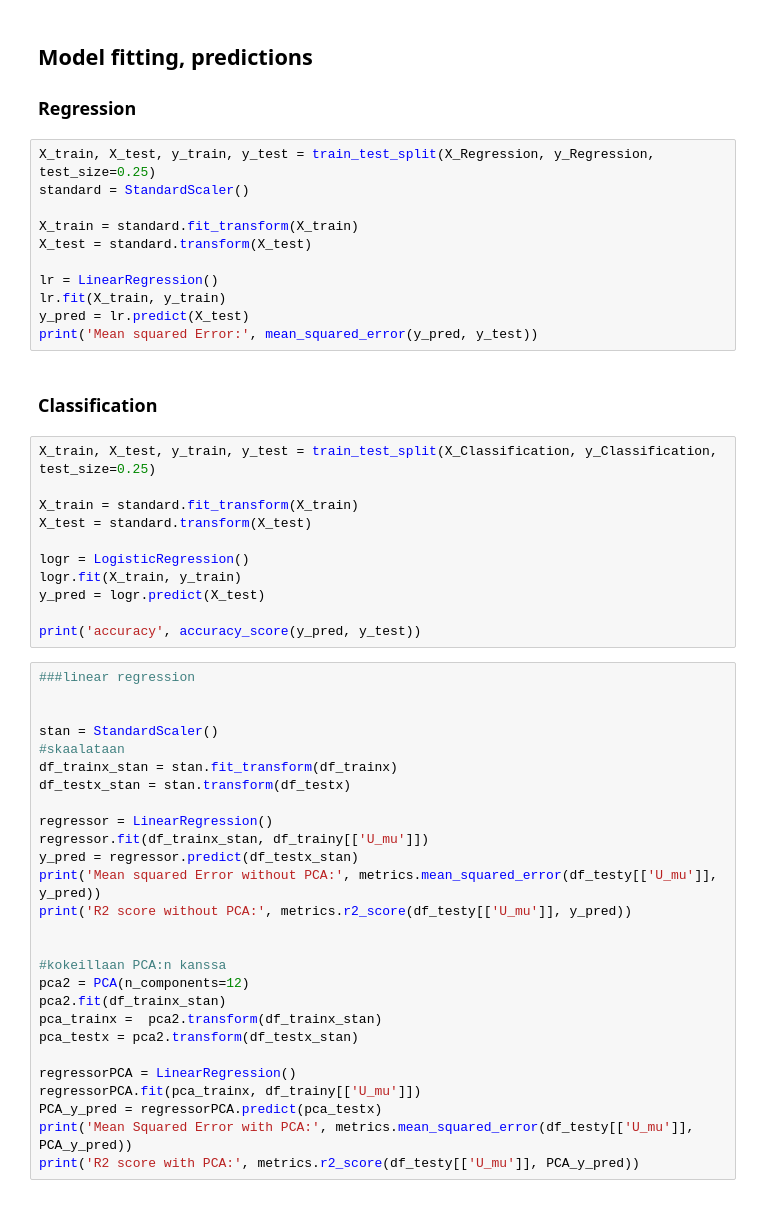
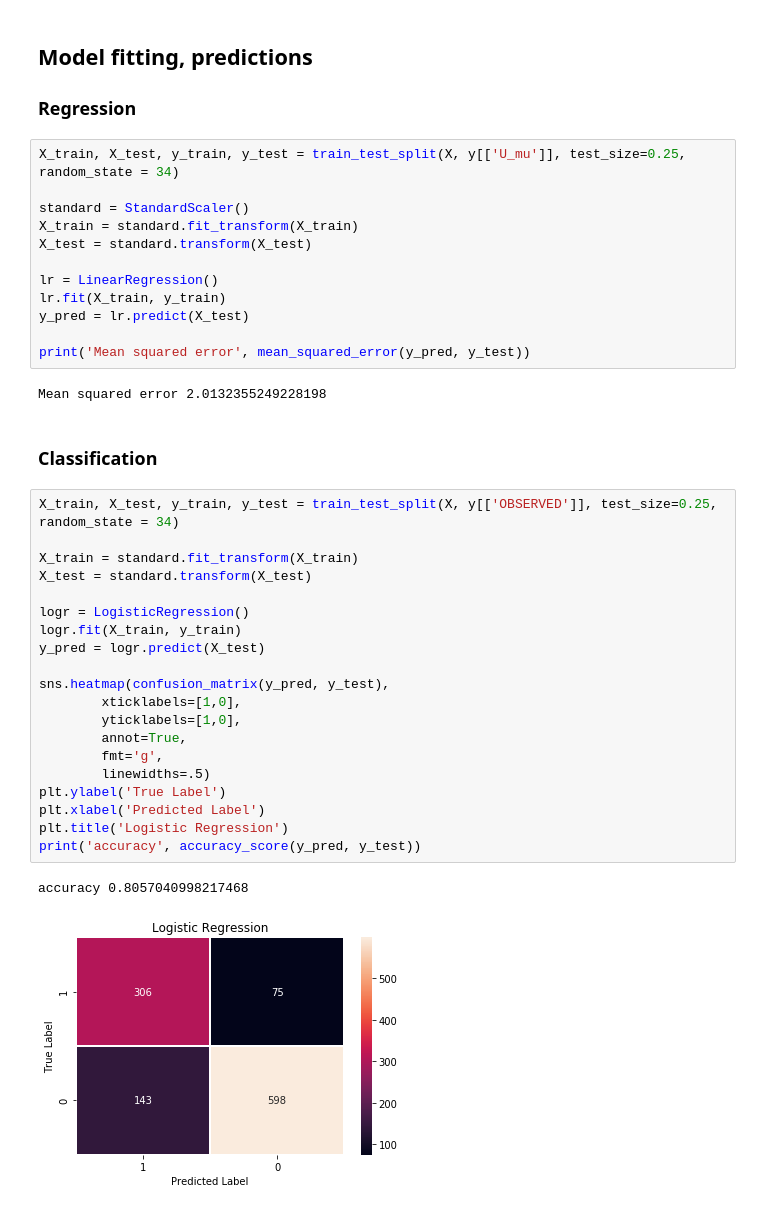
Before and after one commit to kenrii/Data-Science-Studio, a Jupyter notebook: weather/weather.ipynb, the cells around one changed output. Drawn from its saved outputs; the diff is of its cells as text.

```diff
--- a/weather/weather.ipynb
+++ b/weather/weather.ipynb
@@ -149,53 +87,41 @@ ValueError: Input X must be non-negative.
 <h2> Model fitting, predictions </h2>
 <h3> Regression</h3>
 # %%
-X_train, X_test, y_train, y_test = train_test_split(X_Regression, y_Regression, test_size=0.25)
+X_train, X_test, y_train, y_test = train_test_split(X, y[['U_mu']], test_size=0.25, random_state = 34)
+
 standard = StandardScaler()
-
 X_train = standard.fit_transform(X_train)
 X_test = standard.transform(X_test)
 
 lr = LinearRegression()
 lr.fit(X_train, y_train)
 y_pred = lr.predict(X_test)
-print('Mean squared Error:', mean_squared_error(y_pred, y_test))
+
+print('Mean squared error', mean_squared_error(y_pred, y_test))
+# %% [output]
+Mean squared error 2.0132355249228198
 # %% [markdown]
 <h3> Classification </h3>
 # %%
-X_train, X_test, y_train, y_test = train_test_split(X_Classification, y_Classification, test_size=0.25)
+X_train, X_test, y_train, y_test = train_test_split(X, y[['OBSERVED']], test_size=0.25, random_state = 34)
 
 X_train = standard.fit_transform(X_train)
 X_test = standard.transform(X_test)
 
 logr = LogisticRegression()
 logr.fit(X_train, y_train)
 y_pred = logr.predict(X_test)
 
+sns.heatmap(confusion_matrix(y_pred, y_test),
+        xticklabels=[1,0],
+        yticklabels=[1,0],
+        annot=True,
+        fmt='g',
+        linewidths=.5)
+plt.ylabel('True Label')
+plt.xlabel('Predicted Label')
+plt.title('Logistic Regression')
 print('accuracy', accuracy_score(y_pred, y_test))
+# %% [output]
+accuracy 0.8057040998217468
+[figure, added]
-# %%
-###linear regression
-
-
-stan = StandardScaler()
-#skaalataan
-df_trainx_stan = stan.fit_transform(df_trainx)
-df_testx_stan = stan.transform(df_testx)
-
-regressor = LinearRegression()
-regressor.fit(df_trainx_stan, df_trainy[['U_mu']])
-y_pred = regressor.predict(df_testx_stan)
-print('Mean squared Error without PCA:', metrics.mean_squared_error(df_testy[['U_mu']], y_pred))
-print('R2 score without PCA:', metrics.r2_score(df_testy[['U_mu']], y_pred))
-
-
-#kokeillaan PCA:n kanssa
-pca2 = PCA(n_components=12)
-pca2.fit(df_trainx_stan)
-pca_trainx =  pca2.transform(df_trainx_stan)
-pca_testx = pca2.transform(df_testx_stan)
-
-regressorPCA = LinearRegression()
-regressorPCA.fit(pca_trainx, df_trainy[['U_mu']])
-PCA_y_pred = regressorPCA.predict(pca_testx)
-print('Mean Squared Error with PCA:', metrics.mean_squared_error(df_testy[['U_mu']], PCA_y_pred))
-print('R2 score with PCA:', metrics.r2_score(df_testy[['U_mu']], PCA_y_pred))
```
Also changed, not shown: parts of 15 cells of this notebook, 4 other files.
